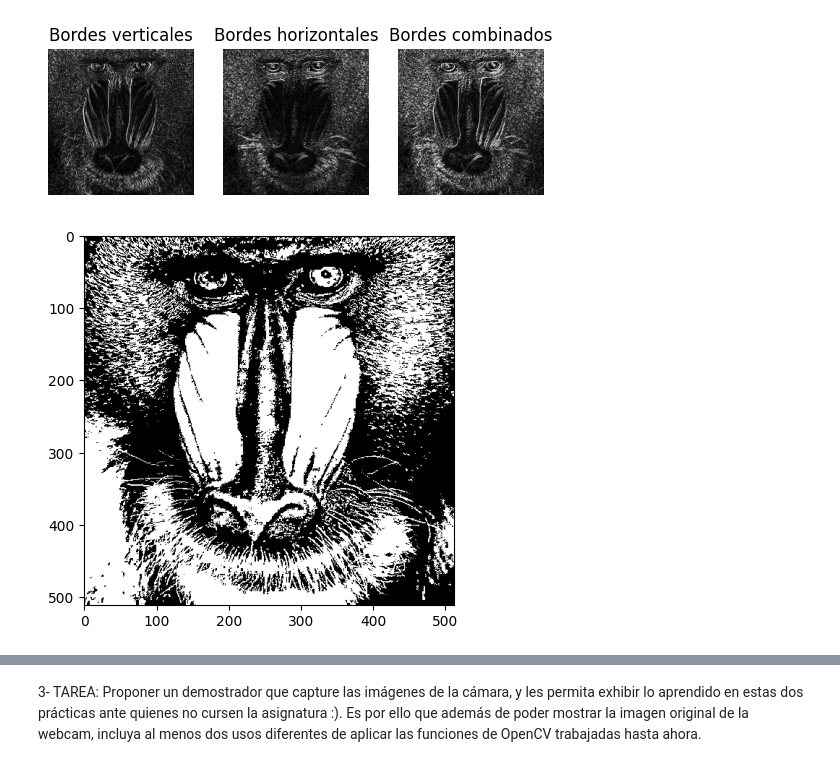
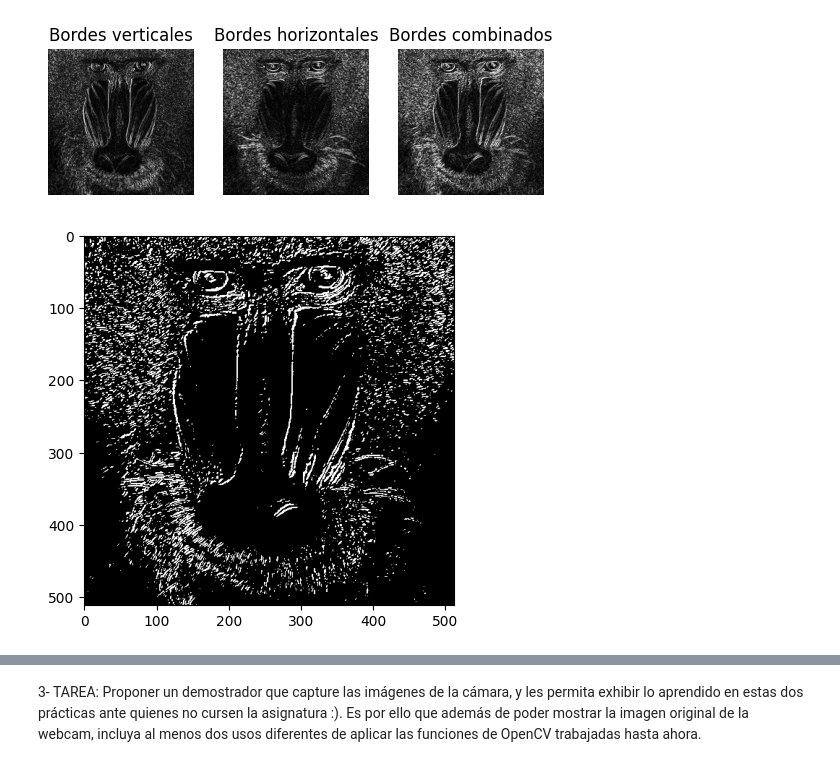
Before and after one commit to 0xM4rc/VC, a Jupyter notebook: Practica2/VC_P2.ipynb, the cells around one changed output, grey strips where cells are left out. Saved outputs shown, nothing was run; the diff lists cells and outputs as text; code cells hidden in the pictures.

```diff
--- a/Practica2/VC_P2.ipynb
+++ b/Practica2/VC_P2.ipynb
@@ -154,17 +154,17 @@ plt.show()
 # %%
 ###############
 # Umbralizado #
 ###############
 
 #Define valor umbral
 valorUmbral = 130 #Prueba otros valores
 #Obtiene imagen umbralizada para dicho valor definido
-res, imagenUmbralizada = cv2.threshold(gris, valorUmbral, 255, cv2.THRESH_BINARY)
+res, imagenUmbralizada = cv2.threshold(cv2.convertScaleAbs(sobel), valorUmbral, 255, cv2.THRESH_BINARY)
 #Muestra resultado
 plt.imshow(imagenUmbralizada, cmap='gray')
 plt.show()
 # %% [output]
-[figure, old version]
+[figure, new version]
 # %%
 ######################################################
 # Calculo del número de píxeles no nulos por COLUMNAS #
```
Also changed, not shown: parts of 2 cells of this notebook, 6 other files.
